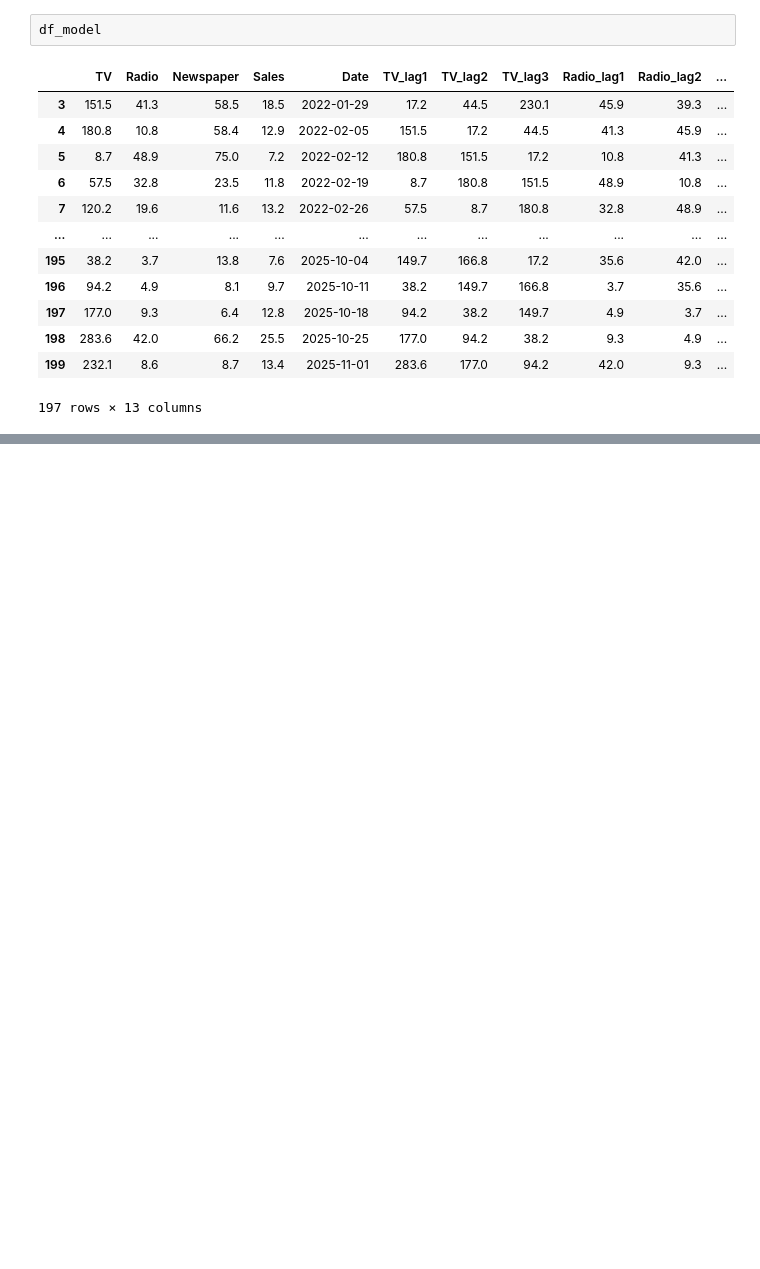
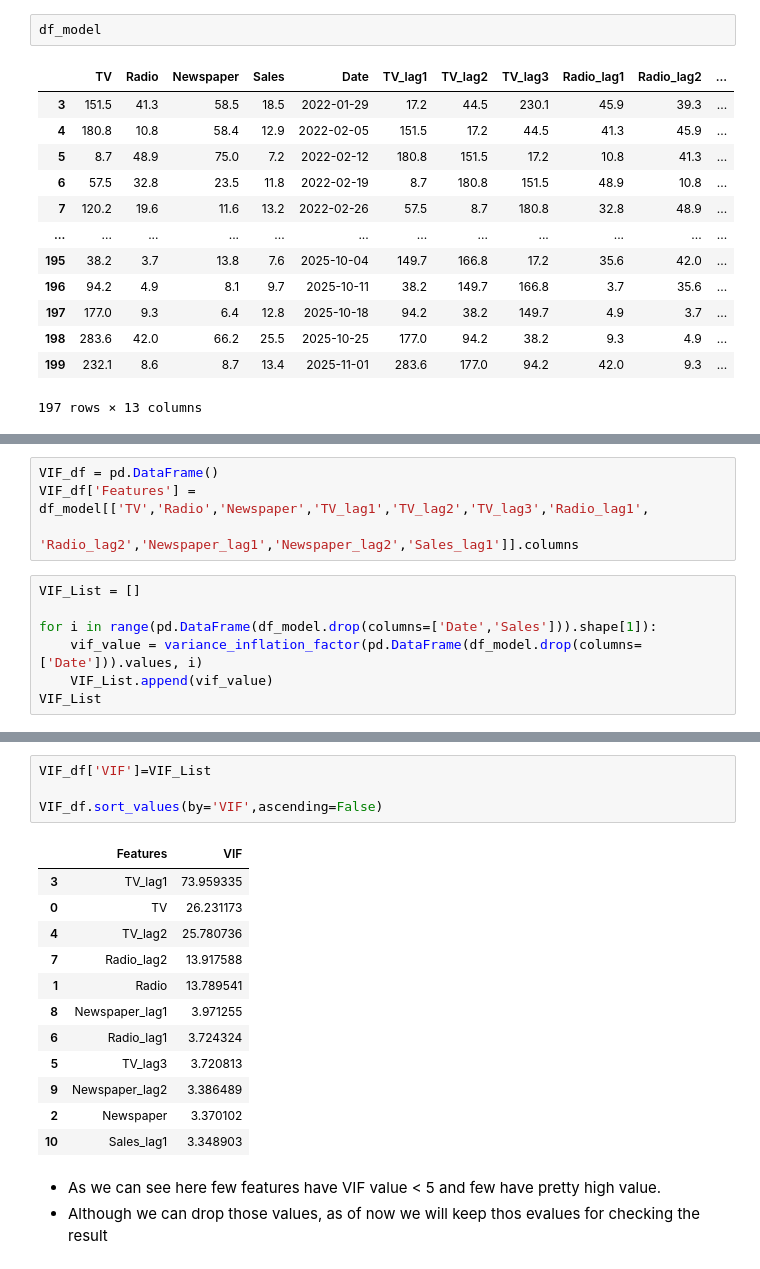
Before and after one commit to Rajdeep-personal/Practice-Market-Mix-Modelling, a Jupyter notebook: MMM_Practice.ipynb, the cells around one changed output, grey strips where cells are left out. Drawn from its saved outputs; the diff is of its cells as text; blank space fills up the shorter version.

```diff
--- a/MMM_Practice.ipynb
+++ b/MMM_Practice.ipynb
@@ -1807,0 +1832,11 @@ df_model
+# %%
+VIF_df = pd.DataFrame()
+VIF_df['Features'] = df_model[['TV','Radio','Newspaper','TV_lag1','TV_lag2','TV_lag3','Radio_lag1',
+                     'Radio_lag2','Newspaper_lag1','Newspaper_lag2','Sales_lag1']].columns
+# %%
+VIF_List = []
+
+for i in range(pd.DataFrame(df_model.drop(columns=['Date','Sales'])).shape[1]):
+    vif_value = variance_inflation_factor(pd.DataFrame(df_model.drop(columns=['Date'])).values, i)
+    VIF_List.append(vif_value)
+VIF_List
@@ -1807,0 +1855,20 @@ df_model
+# %%
+VIF_df['VIF']=VIF_List
+
+VIF_df.sort_values(by='VIF',ascending=False)
+# %% [output]
+|  | Features | VIF |
+| 3 | TV_lag1 | 73.959335 |
+| 0 | TV | 26.231173 |
+| 4 | TV_lag2 | 25.780736 |
+| 7 | Radio_lag2 | 13.917588 |
+| 1 | Radio | 13.789541 |
+| 8 | Newspaper_lag1 | 3.971255 |
+| 6 | Radio_lag1 | 3.724324 |
+| 5 | TV_lag3 | 3.720813 |
+| 9 | Newspaper_lag2 | 3.386489 |
+| 2 | Newspaper | 3.370102 |
+| 10 | Sales_lag1 | 3.348903 |
+# %% [markdown]
+- As we can see here few features have VIF value < 5 and few have pretty high value.
+- Although we can drop those values, as of now we will keep thos evalues for checking the result
```
Also changed, not shown: parts of 10 cells of this notebook.
